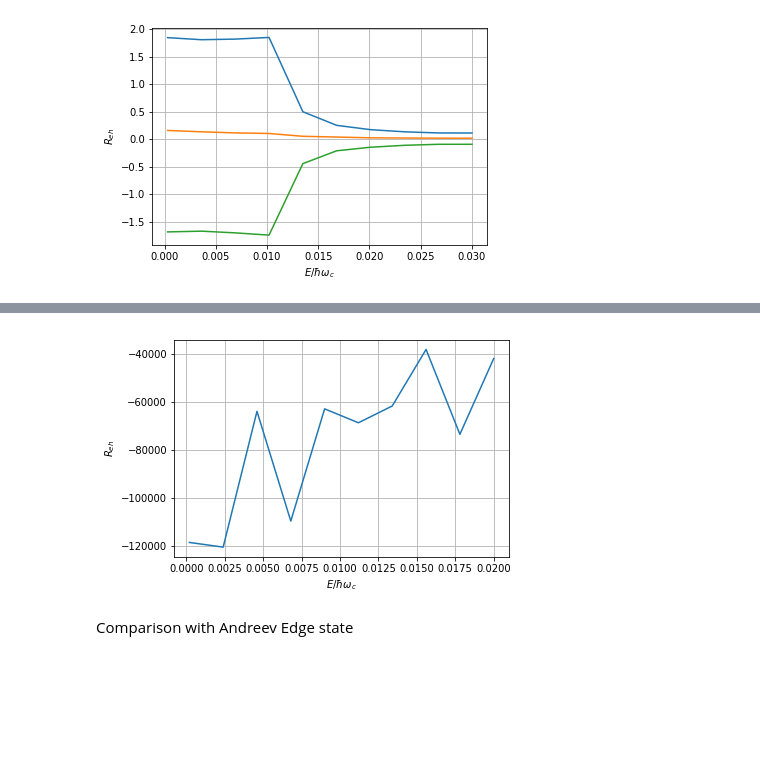
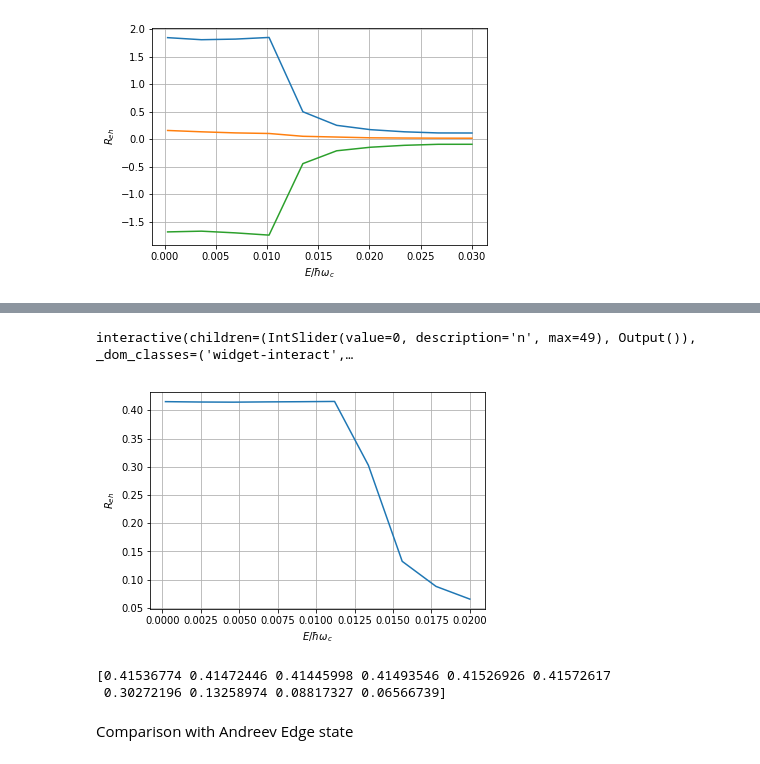
Before and after one commit to hassan-shap/CAR, a Jupyter notebook: TS_Hoppe_Dirac_KKp_eff_theory.ipynb, the cells around one changed output, grey strips where cells are left out. Drawn from its saved outputs; the diff is of its cells as text; code cells hidden in the pictures; blank space fills up the shorter version.

```diff
--- a/TS_Hoppe_Dirac_KKp_eff_theory.ipynb
+++ b/TS_Hoppe_Dirac_KKp_eff_theory.ipynb
@@ -250,22 +250,41 @@ def sample_modes(Nx,Lx,Ls,lead_sample,E,params):
         i_prop1= np.where( np.abs(np.imag(evs)) < ky_min )[0]
         i_prop2= np.where( np.abs(np.real(evs[i_prop1])) > ky_min )[0]
         Jmat = np.reshape(np.diag(np.dot(np.transpose(evecs).conj(),np.dot(kmat,evecs))),[16*Nx,])
+#         Jdot = np.reshape(np.diag(np.dot(np.transpose(evecs).conj(),evecs)),[16*Nx,])
+#         Jdot = np.reshape(np.dot(np.transpose(evecs).conj(),evecs)[10,:],[16*Nx,])
+
+#         plt.figure()
+#         plt.plot(np.real(Jdot),'o')
+#         plt.show()
 
         ip_T= np.where( np.real(Jmat[i_prop1[i_prop2]]) > 0)[0]
         i_p= i_prop1[i_prop2[ip_T]]
         i_pos=np.concatenate((i_p,i_e))
         evecs= np.dot(evecs,np.diag(1/Jmat**0.5))
         Tevecs = evecs[:,i_pos]
-        return Tevecs, evs[i_p]
+        return Tevecs, evs
     else:
         En=E/(hbar*vF)*lB
         evs, evecs = np.linalg.eig( np.dot(kmat,En*np.eye(16*Nx)- H_t ) )
-        i_prop1= np.where( np.abs(np.imag(evs)) < ky_min )[0]
-        i_prop2= np.where( np.abs(np.real(evs[i_prop1])) > ky_min )[0]
-        i_prop3= np.where( np.abs(np.real(evs[i_prop1[i_prop2]])) < ky_max )[0]
         Jmat = np.reshape(np.diag(np.dot(np.transpose(evecs).conj(),np.dot(kmat,evecs))),[16*Nx,])
-        ip_T= np.where( np.real(Jmat[i_prop1[i_prop2[i_prop3]]]) > 0)[0]
-        i_p= i_prop1[i_prop2[i_prop3[ip_T]]]
-        in_T= np.where( np.real(Jmat[i_prop1[i_prop2[i_prop3]]]) < 0)[0]
-        i_n= i_prop1[i_prop2[i_prop3[in_T]]]
-        return evs[i_p],evs[i_n]
+
+#         i_prop1= np.where( np.abs(np.imag(evs)) < ky_min )[0]
+#         i_prop2= np.where( np.abs(np.real(evs[i_prop1])) > ky_min )[0]
+#         i_prop3= np.where( np.abs(np.real(evs[i_prop1[i_prop2]])) < ky_max )[0]
+#         ip_T= np.where( np.real(Jmat[i_prop1[i_prop2[i_prop3]]]) > 0)[0]
+#         i_p= i_prop1[i_prop2[i_prop3[ip_T]]]
+#         in_T= np.where( np.real(Jmat[i_prop1[i_prop2[i_prop3]]]) < 0)[0]
+#         i_n= i_prop1[i_prop2[i_prop3[in_T]]]
+        i_prop2= np.where( np.real(evs) > ky_min )[0]
+        i_prop3= np.where( np.real(evs[i_prop2]) < ky_max )[0]
+#         ip_T= np.where( np.real(Jmat[i_prop2[i_prop3]]) > 0)[0]
+#         i_p= i_prop2[i_prop3[ip_T]]
+#         in_T= np.where( np.real(Jmat[i_prop2[i_prop3]]) < 0)[0]
+#         i_n= i_prop2[i_prop3[in_T]]
+        i_tot= i_prop2[i_prop3]
+        evs_p=evs[i_tot]
+        i_s= np.argsort(np.abs(evs_p))
+#         evs_p= evs_p[i_si[:6]]
+#         print(evs_p.shape)
+#         i_sr= np.argsort(np.real(evs_p))
+        return evs_p[i_s[::2]] #, Jmat[i_tot]
@@ -615,15 +830,49 @@ print(vdot_s[:10])
+# %%
+Ls=6*lB
+Lx=8*lB
+Nx=100
+Nd=10
+Ld=Lx
+
+def plot_wf(n=0):
+    kx=np.reshape(2*pi*np.arange(Nx)/(2*Lx+Ls)-pi*Nx/(2*Lx+Ls),[Nx,1])
+#     kxp=np.reshape(2*pi*np.arange(Nd)/Ld-pi*Nd/Ld,[Nd,1])
+    kxp=np.reshape(4*pi*np.arange(Nx)/(2*Lx+Ls)-1*pi*Nx/(2*Lx+Ls),[Nx,1])
+    kt=np.reshape(kx,[1,Nx])
+    x0=np.linspace(-1,1,5000)*(Lx+Ls/2)
+    xt=np.reshape(x0,[len(x0),1])
+
+#     evec=np.zeros((Nx,1), dtype=np.complex64)
+    with np.errstate(divide='ignore', invalid='ignore'):
+#         c= (np.exp(1j*(kxp[n]-kx)*Ls/2)-np.exp(1j*(kxp[n]-kx)*(Ld+Ls/2)) )/(-1j*(kxp[n]-kx))
+#         c[ ~ np.isfinite( c )] = Ld
+        c= (np.exp(-1j*(kxp[n]-kx)*(Lx+Ls/2))-1 )/(-1j*(kxp[n]-kx))/(2*Lx+Ls)
+        c[ ~ np.isfinite( c )] = 1/2
+    evec= c.conj()/np.linalg.norm(c)
+
+    wf_1=np.dot(np.exp(1j*kt*xt),evec)/np.sqrt(2*Lx+Ls)*np.sqrt(x0[1]-x0[0])
+
+    plt.figure()
+    plt.plot(x0/lB,np.abs(wf_1)**2)
+
+interact(plot_wf,n=(0,int(Nx/2)-1,1));
+# %% [output]
+interactive(children=(IntSlider(value=0, description='n', max=49), Output()), _dom_classes=('widget-interact',…
 # %%
 plt.figure()
-# plt.plot(Esw/hwc,Reh)
+plt.plot(Esw/hwc,Reh)
 # plt.plot(Esw/hwc,Ree)
-plt.plot(Esw/hwc,Ree-Reh)
+# plt.plot(Esw/hwc,Ree-Reh)
 plt.grid()
 # plt.ylim(0,1.1)
 plt.ylabel(r'$R_{eh}$')
 plt.xlabel(r'$E/\hbar\omega_c $')
 plt.show()
+print(Reh)
 # %% [output]
-[figure, old version]
+[figure, new version]
+[0.41536774 0.41472446 0.41445998 0.41493546 0.41526926 0.41572617
+ 0.30272196 0.13258974 0.08817327 0.06566739]
 # %%
 Ls=6*lB
 Lx=8*lB
```
Also changed, not shown: parts of 9 cells of this notebook, 39 other files.
